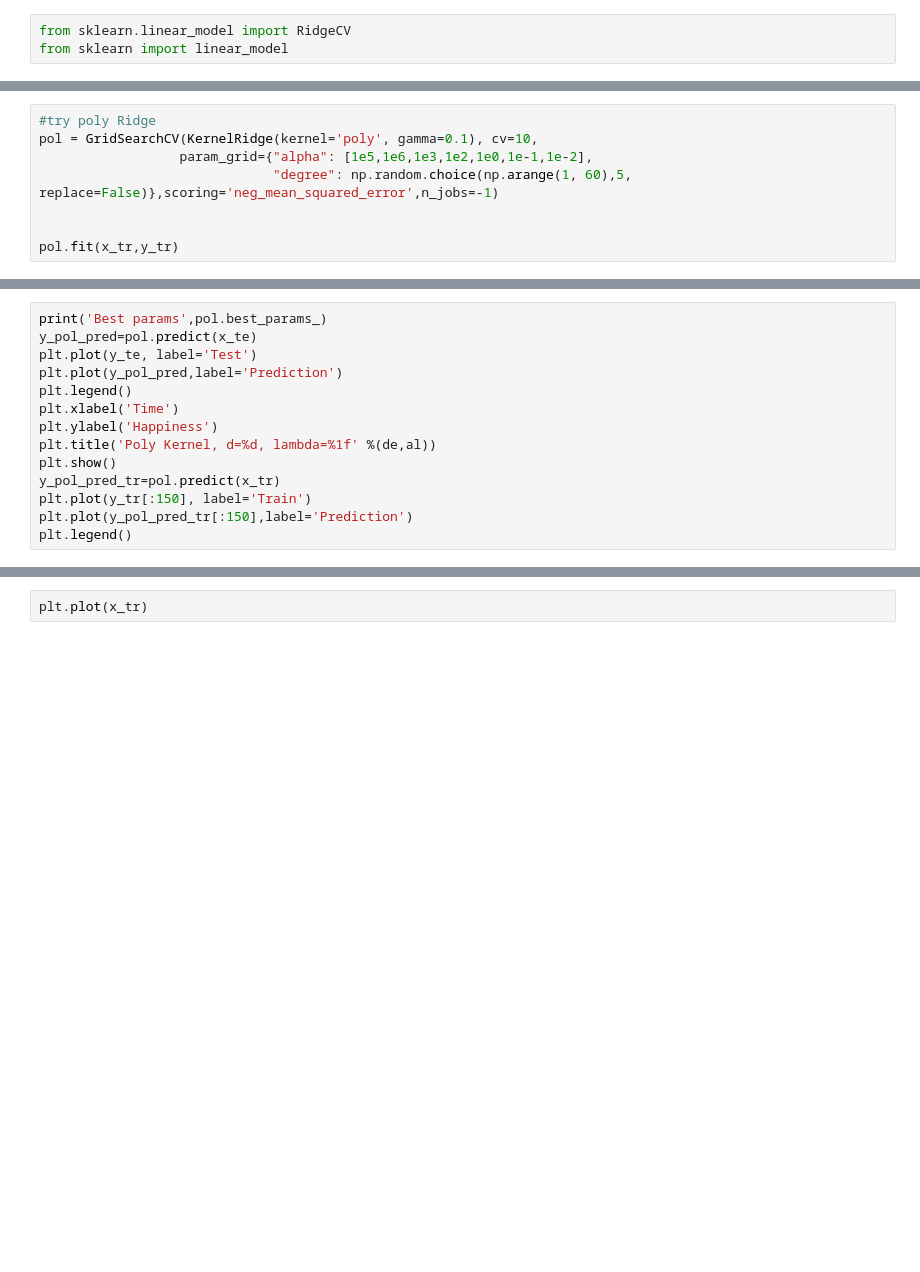
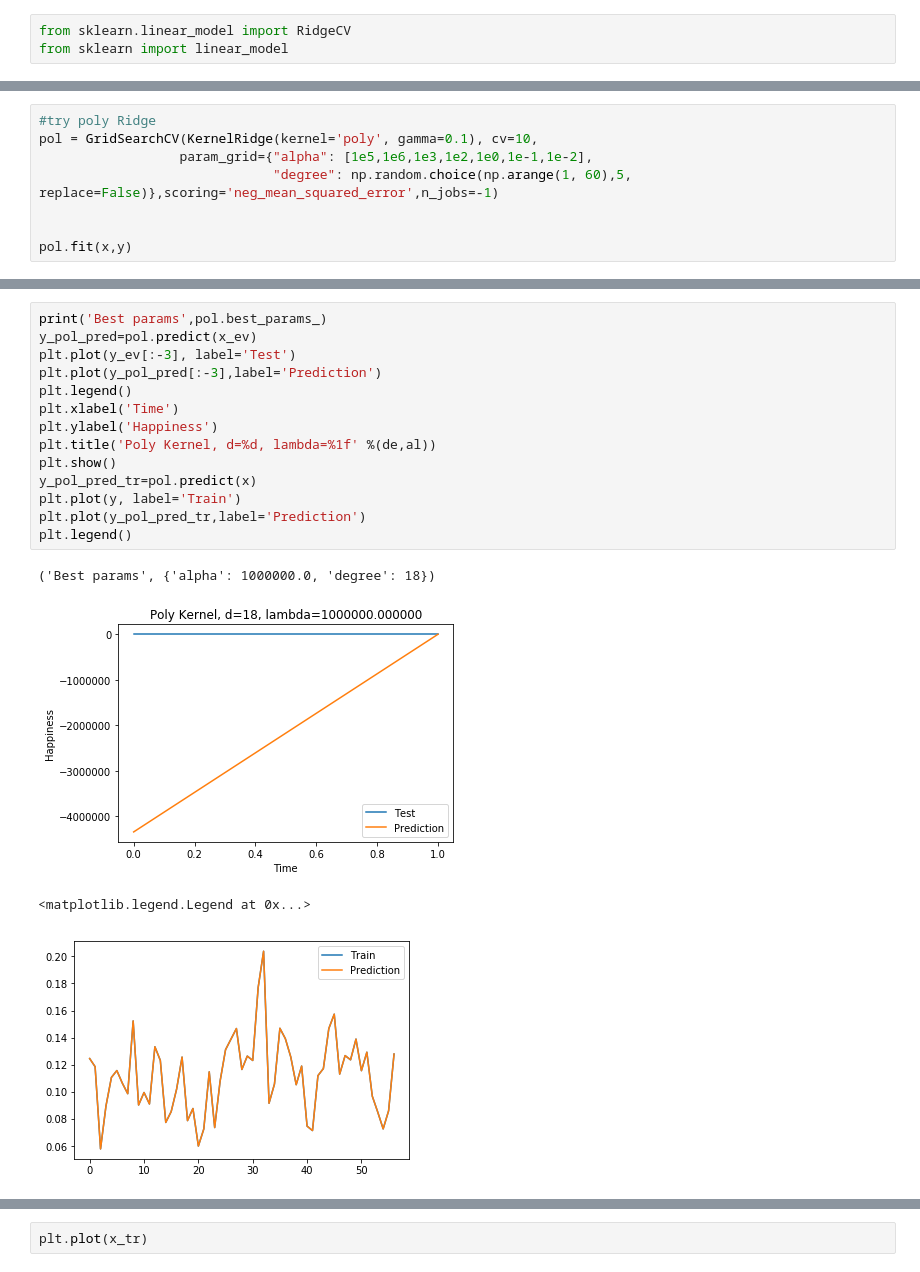
Before and after one commit to emilaz/EmoCog, a Jupyter notebook: EmoCog_Pipeline.ipynb, the cells around one changed output, grey strips where cells are left out. Drawn from its saved outputs; the diff is of its cells as text; blank space fills up the shorter version.

```diff
--- a/EmoCog_Pipeline.ipynb
+++ b/EmoCog_Pipeline.ipynb
@@ -206,4 +261,4 @@ pol = GridSearchCV(KernelRidge(kernel='poly', gamma=0.1), cv=10,
                               "degree": np.random.choice(np.arange(1, 60),5, replace=False)},scoring='neg_mean_squared_error',n_jobs=-1)
 
 
-pol.fit(x_tr,y_tr)
+pol.fit(x,y)
@@ -213,17 +281,22 @@ print(al,de)
 # %%
 print('Best params',pol.best_params_)
-y_pol_pred=pol.predict(x_te)
-plt.plot(y_te, label='Test')
-plt.plot(y_pol_pred,label='Prediction')
+y_pol_pred=pol.predict(x_ev)
+plt.plot(y_ev[:-3], label='Test')
+plt.plot(y_pol_pred[:-3],label='Prediction')
 plt.legend()
 plt.xlabel('Time')
 plt.ylabel('Happiness')
 plt.title('Poly Kernel, d=%d, lambda=%1f' %(de,al))
 plt.show()
-y_pol_pred_tr=pol.predict(x_tr)
-plt.plot(y_tr[:150], label='Train')
-plt.plot(y_pol_pred_tr[:150],label='Prediction')
+y_pol_pred_tr=pol.predict(x)
+plt.plot(y, label='Train')
+plt.plot(y_pol_pred_tr,label='Prediction')
 plt.legend()
+# %% [output]
+('Best params', {'alpha': 1000000.0, 'degree': 18})
+[figure, added]
+<matplotlib.legend.Legend at 0x...>
+[figure, added]
 # %%
 ranf = GridSearchCV(RandomForestRegressor(), cv=5,
                   param_grid={"max_depth": np.random.choice(np.arange(10,100),20,replace=False),
```
Also changed, not shown: parts of 35 cells of this notebook, 3 other files.
